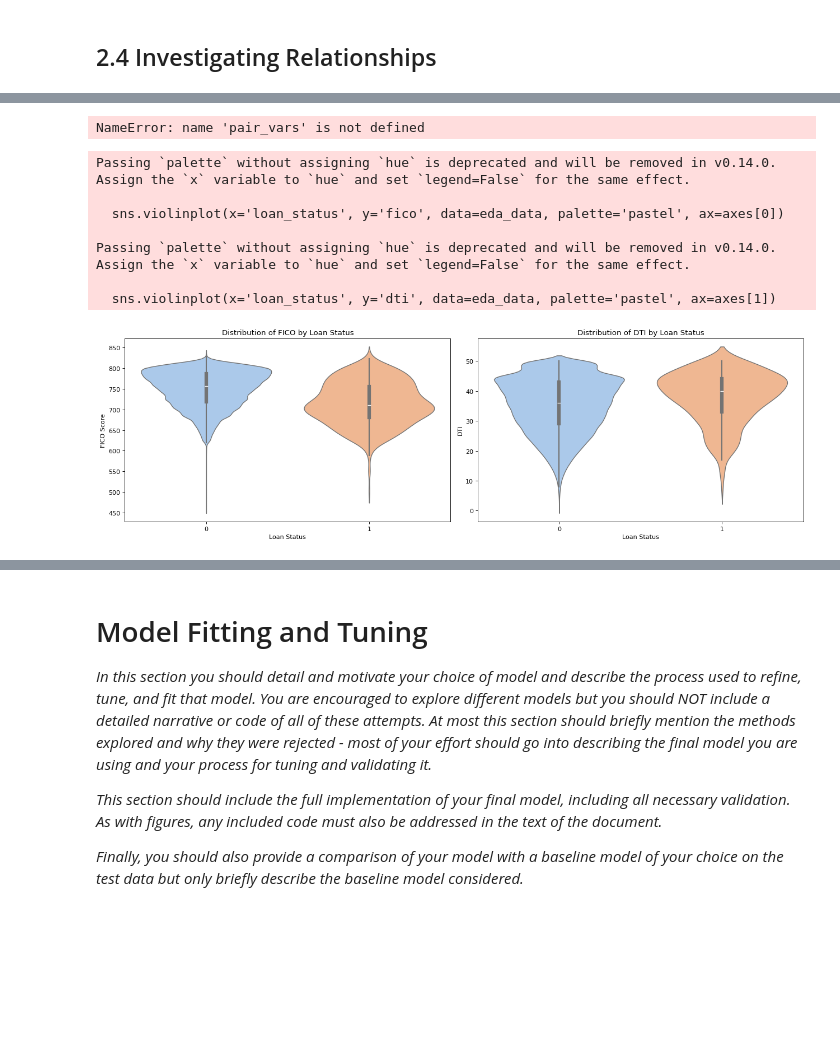
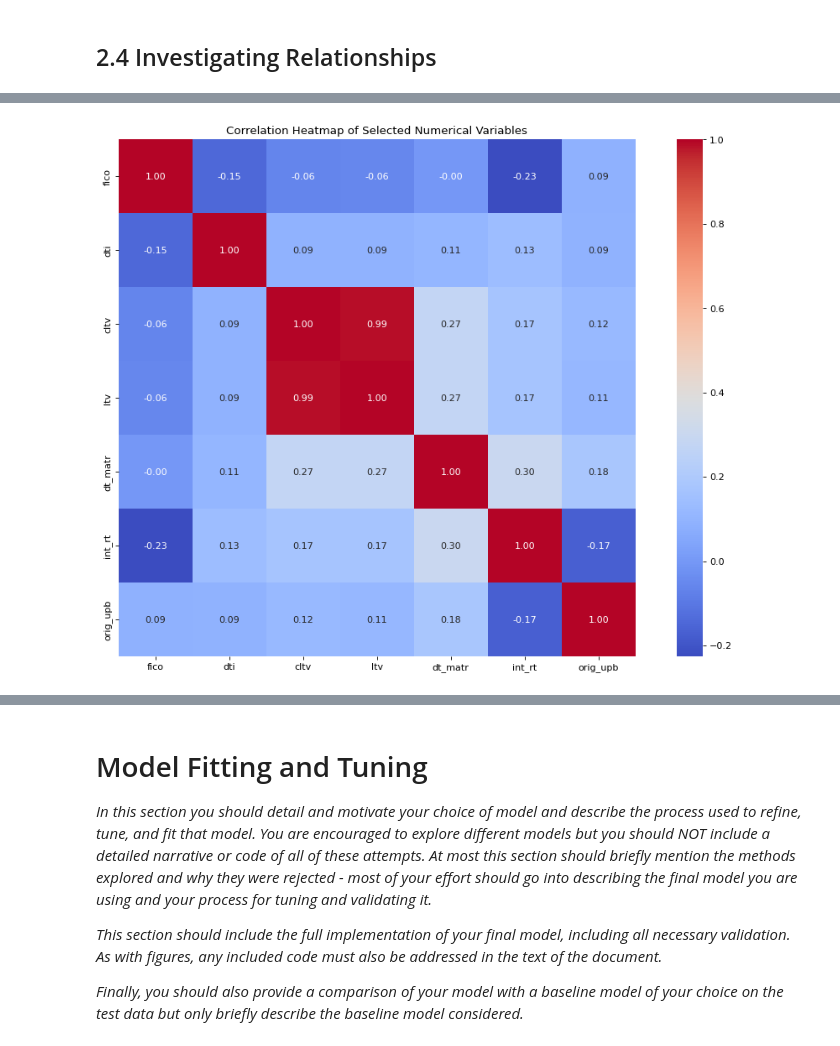
Before and after one commit to ormykingdown/MLP2, a Jupyter notebook: project2.ipynb, the cells around one changed output, grey strips where cells are left out. Saved outputs shown, nothing was run; the diff lists cells and outputs as text; code cells hidden in the pictures; blank space fills up the shorter version.

```diff
--- a/project2.ipynb
+++ b/project2.ipynb
@@ -410,37 +436,9 @@ sns.pairplot(
 # %%
-# 计算相关系数矩阵并画热力图
+# plot heatmap
 corr_matrix = eda_data[pair_vars].corr()
-plt.figure(figsize=(8, 5))
+plt.figure(figsize=(16, 10))
 sns.heatmap(corr_matrix, annot=True, cmap='coolwarm', fmt=".2f", square=True)
 plt.title("Correlation Heatmap of Selected Numerical Variables")
 plt.show()
 # %% [output]
-NameError: name 'pair_vars' is not defined
+[figure, added]
-# %%
-# 重画 violin plot
-# 设置画布大小
-fig, axes = plt.subplots(1, 2, figsize=(16, 5))  # 一行两列，整体宽度更适合展示
-
-# FICO 分布图
-sns.violinplot(x='loan_status', y='fico', data=eda_data, palette='pastel', ax=axes[0])
-axes[0].set_title("Distribution of FICO by Loan Status")
-axes[0].set_xlabel("Loan Status")
-axes[0].set_ylabel("FICO Score")
-
-# DTI 分布图
-sns.violinplot(x='loan_status', y='dti', data=eda_data, palette='pastel', ax=axes[1])
-axes[1].set_title("Distribution of DTI by Loan Status")
-axes[1].set_xlabel("Loan Status")
-axes[1].set_ylabel("DTI")
-
-plt.tight_layout()
-plt.show()
-# %% [output]
-Passing `palette` without assigning `hue` is deprecated and will be removed in v0.14.0. Assign the `x` variable to `hue` and set `legend=False` for the same effect.
-
-  sns.violinplot(x='loan_status', y='fico', data=eda_data, palette='pastel', ax=axes[0])
-
-Passing `palette` without assigning `hue` is deprecated and will be removed in v0.14.0. Assign the `x` variable to `hue` and set `legend=False` for the same effect.
-
-  sns.violinplot(x='loan_status', y='dti', data=eda_data, palette='pastel', ax=axes[1])
-[figure, removed]
```
Also changed, not shown: parts of 26 cells of this notebook.
